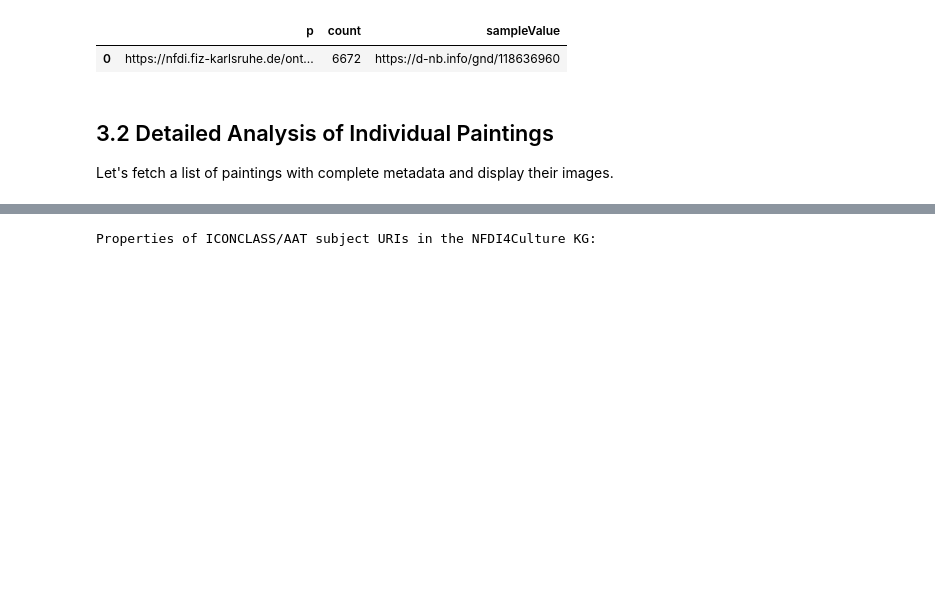
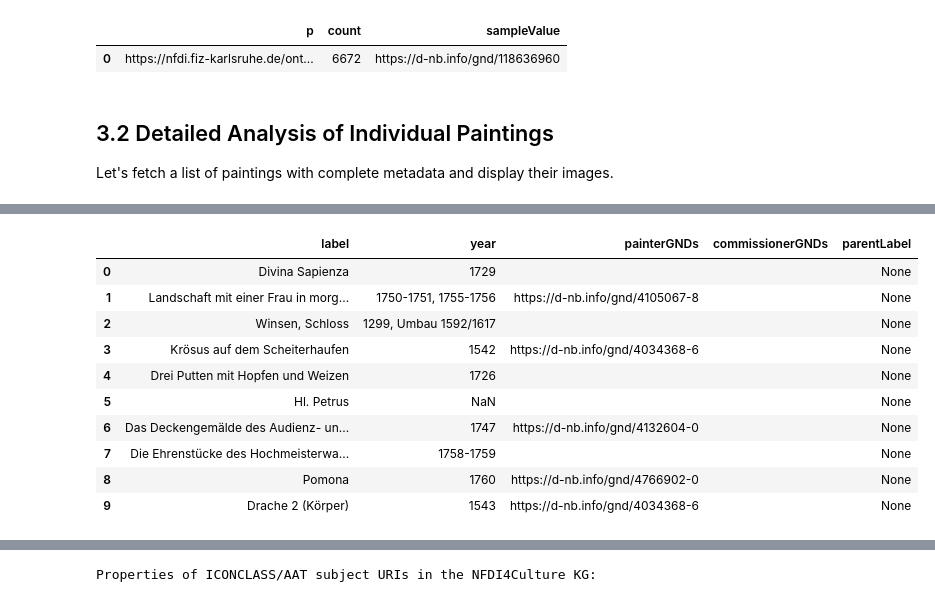
Before and after one commit to ThanosDrossos/DataStories, a Jupyter notebook: DataStory_Baroque.ipynb, the cells around one changed output, grey strips where cells are left out. Saved outputs shown, nothing was run; the diff lists cells and outputs as text; code cells hidden in the pictures; blank space fills up the shorter version.

Commit message:
updated subejcts and painter processing

```diff
--- a/DataStory_Baroque.ipynb
+++ b/DataStory_Baroque.ipynb
@@ -723,0 +828,79 @@ Fetched 10 paintings with images:
+# %%
+# Enhanced painting query with CORRECTED CTO field interpretation:
+#
+# ⚠️ IMPORTANT SCHEMA CORRECTION:
+# After detailed analysis, the CTO fields have different meanings than initially assumed:
+#
+# - CTO_0001011 = LOCATION (building/place) NOT painter! GND resolves to PlaceOrGeographicName
+# - CTO_0001009 = PERSONS (painters AND commissioners mixed) - need GND profession to distinguish
+# - CTO_0001010 = Auftraggeber (commissioner) - rarely used, most commissioners in CTO_0001009
+# - CTO_0001019 = ist Teil von (is part of) -> parent painting/ensemble
+#
+# GND types found:
+# - CTO_0001011 GNDs -> "BuildingOrMemorial", "PlaceOrGeographicName"
+# - CTO_0001009 GNDs -> "Person", "DifferentiatedPerson" with professions like "Maler", "Beamter"
+
+query_enhanced_paintings = f"""
+SELECT DISTINCT ?painting ?label ?year ?lat ?lon ?imageUrl ?license
+       (GROUP_CONCAT(DISTINCT ?iconclass; separator="|") AS ?subjects)
+       (GROUP_CONCAT(DISTINCT ?locationGND; separator="|") AS ?locationGNDs)
+       (GROUP_CONCAT(DISTINCT ?personGND; separator="|") AS ?personGNDs)
+       ?parentUri ?parentLabel
+WHERE {{
+  {CBDD_FEED_URI} schema:dataFeedElement ?feedItem .
+  ?feedItem schema:item ?painting .
+
+  # Required: Title and image
+  ?painting rdfs:label ?label .
+  ?painting schema:associatedMedia ?image .
+  ?image <https://nfdi4culture.de/ontology/CTO_0001021> ?imageUrl .
+
+  # Optional properties
+  OPTIONAL {{ ?image <https://nfdi4culture.de/ontology/CTO_0001007> ?license . }}
+  OPTIONAL {{ ?painting <https://nfdi4culture.de/ontology/CTO_0001073> ?year . }}
+  OPTIONAL {{
+    ?painting schema:latitude ?lat .
+    ?painting schema:longitude ?lon .
+  }}
+  OPTIONAL {{ ?painting <https://nfdi4culture.de/ontology/CTO_0001026> ?iconclass . }}
+
+  # CTO_0001011 = LOCATION (building/place) - NOT painter!
+  OPTIONAL {{
+    ?painting <https://nfdi4culture.de/ontology/CTO_0001011> ?locationNode .
+    ?locationNode <https://nfdi.fiz-karlsruhe.de/ontology/NFDI_0001006> ?locationGND .
+  }}
+
+  # CTO_0001009 = PERSONS (painters, commissioners, related people)
+  # These need to be filtered by GND profession after resolution
+  OPTIONAL {{
+    ?painting <https://nfdi4culture.de/ontology/CTO_0001009> ?personNode .
+    ?personNode <https://nfdi.fiz-karlsruhe.de/ontology/NFDI_0001006> ?personGND .
+  }}
+
+  # ist Teil von (is part of) - CTO_0001019 -> parent entity
+  OPTIONAL {{
+    ?painting <https://nfdi4culture.de/ontology/CTO_0001019> ?parentUri .
+    FILTER(?parentUri != ?painting)  # Exclude self-references
+    ?parentUri rdfs:label ?parentLabel .
+  }}
+}}
+GROUP BY ?painting ?label ?year ?lat ?lon ?imageUrl ?license ?parentUri ?parentLabel
+LIMIT 15
+"""
+
+df_enhanced = run_sparql(query_enhanced_paintings)
+
+# Ensure optional columns exist (they may be missing if no data matches)
+for col in ['parentLabel', 'parentUri', 'locationGNDs', 'personGNDs']:
+    if col not in df_enhanced.columns:
+        df_enhanced[col] = None
+
+print(f"Fetched {len(df_enhanced)} paintings with enhanced metadata:")
+print(f"  - With location data: {len(df_enhanced[df_enhanced['locationGNDs'].notna() & (df_enhanced['locationGNDs'] != '')])}")
+print(f"  - With person data: {len(df_enhanced[df_enhanced['personGNDs'].notna() & (df_enhanced['personGNDs'] != '')])}")
+print(f"  - With parent entity: {len(df_enhanced[df_enhanced['parentLabel'].notna()])}")
+
+# Show available columns
+display_cols = [c for c in ['label', 'year', 'locationGNDs', 'personGNDs', 'parentLabel'] if c in df_enhanced.columns]
+df_enhanced[display_cols].head(10)
+# %% [output]
@@ -723,0 +911,11 @@ Fetched 10 paintings with images:
+|  | label | year | painterGNDs | commissionerGNDs | parentLabel |
+| 0 | Divina Sapienza | 1729 |  |  | None |
+| 1 | Landschaft mit einer Frau in morg... | 1750-1751, 1755-1756 | https://d-nb.info/gnd/4105067-8 |  | None |
+| 2 | Winsen, Schloss | 1299, Umbau 1592/1617 |  |  | None |
+| 3 | Krösus auf dem Scheiterhaufen | 1542 | https://d-nb.info/gnd/4034368-6 |  | None |
+| 4 | Drei Putten mit Hopfen und Weizen | 1726 |  |  | None |
+| 5 | Hl. Petrus | NaN |  |  | None |
+| 6 | Das Deckengemälde des Audienz- un... | 1747 | https://d-nb.info/gnd/4132604-0 |  | None |
+| 7 | Die Ehrenstücke des Hochmeisterwa... | 1758-1759 |  |  | None |
+| 8 | Pomona | 1760 | https://d-nb.info/gnd/4766902-0 |  | None |
+| 9 | Drache 2 (Körper) | 1543 | https://d-nb.info/gnd/4034368-6 |  | None |
```
Also changed, not shown: parts of 31 cells of this notebook, 9 other files.
